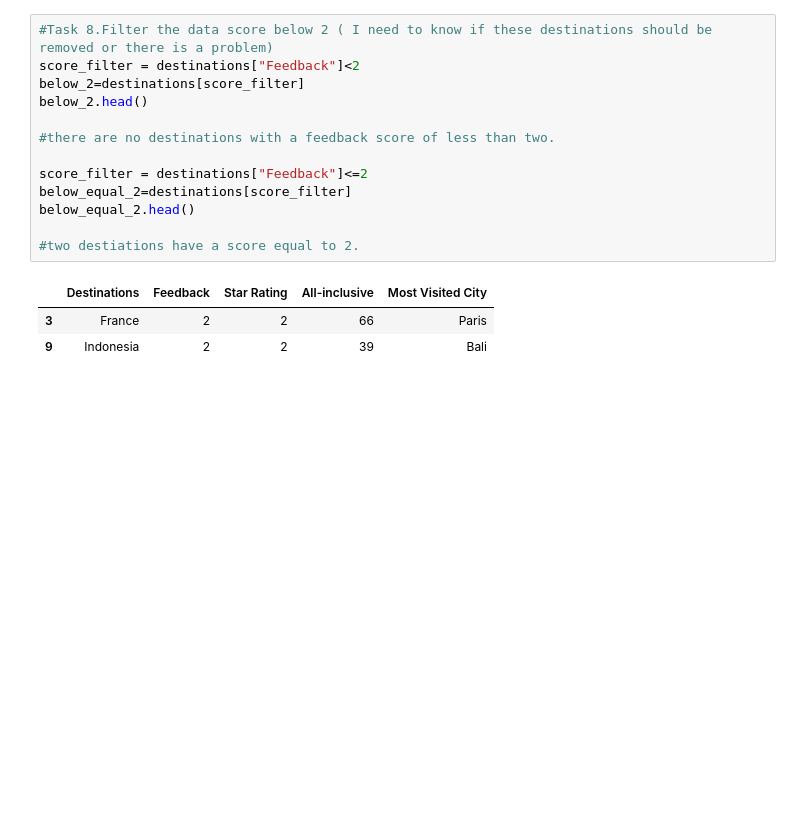
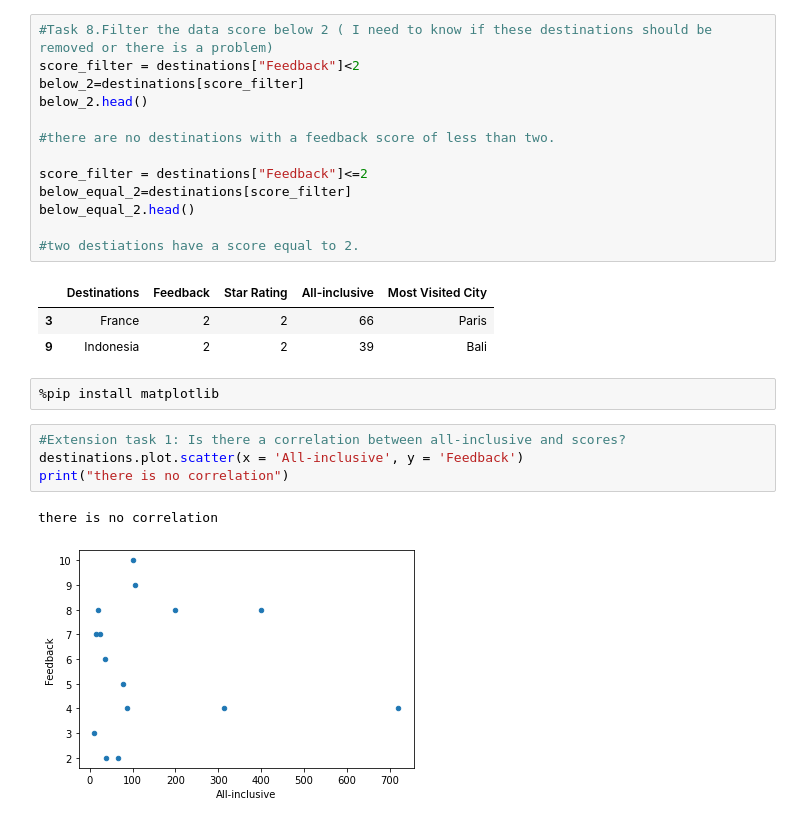
Before and after one commit to SilverAntler/TTA-Home-Learning, a Jupyter notebook: Week 3&4 Pandas/Pandas_1.ipynb, the cells around one changed output. Cells and saved outputs as stored; diff of their text form; blank space fills up the shorter version.

Commit message:
Update Pandas_1.ipynb
updated with extension tasks

```diff
--- a/Week 3&4 Pandas/Pandas_1.ipynb
+++ b/Week 3&4 Pandas/Pandas_1.ipynb
@@ -128,3 +135,12 @@ below_equal_2.head()
 |  | Destinations | Feedback | Star Rating | All-inclusive | Most Visited City |
 | 3 | France | 2 | 2 | 66 | Paris |
 | 9 | Indonesia | 2 | 2 | 39 | Bali |
+# %%
+%pip install matplotlib
+# %%
+#Extension task 1: Is there a correlation between all-inclusive and scores?
+destinations.plot.scatter(x = 'All-inclusive', y = 'Feedback')
+print("there is no correlation")
+# %% [output]
+there is no correlation
+[figure, added]
```
Also changed, not shown: parts of 4 cells of this notebook.
